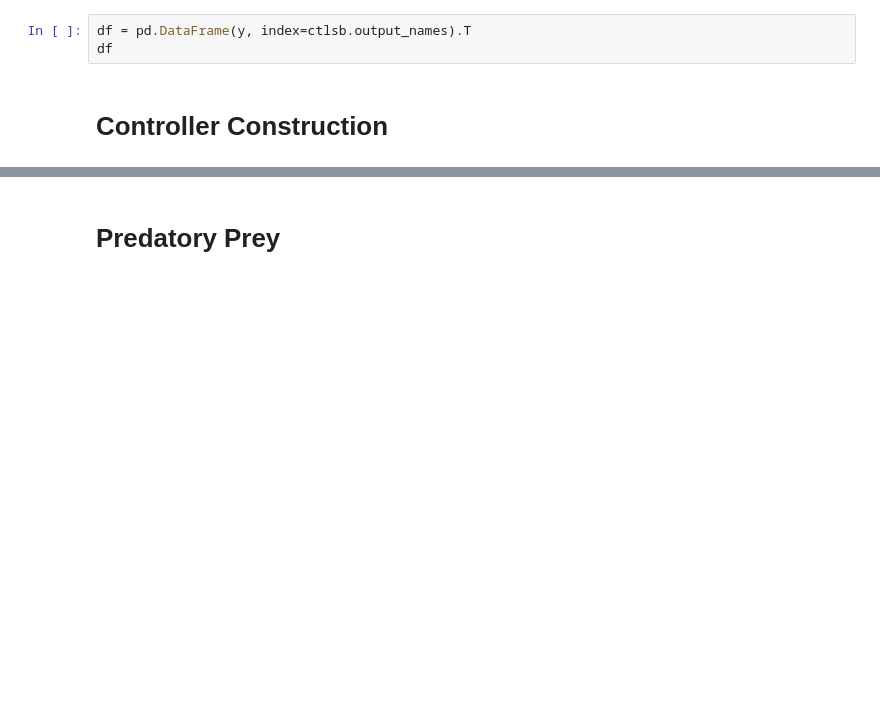
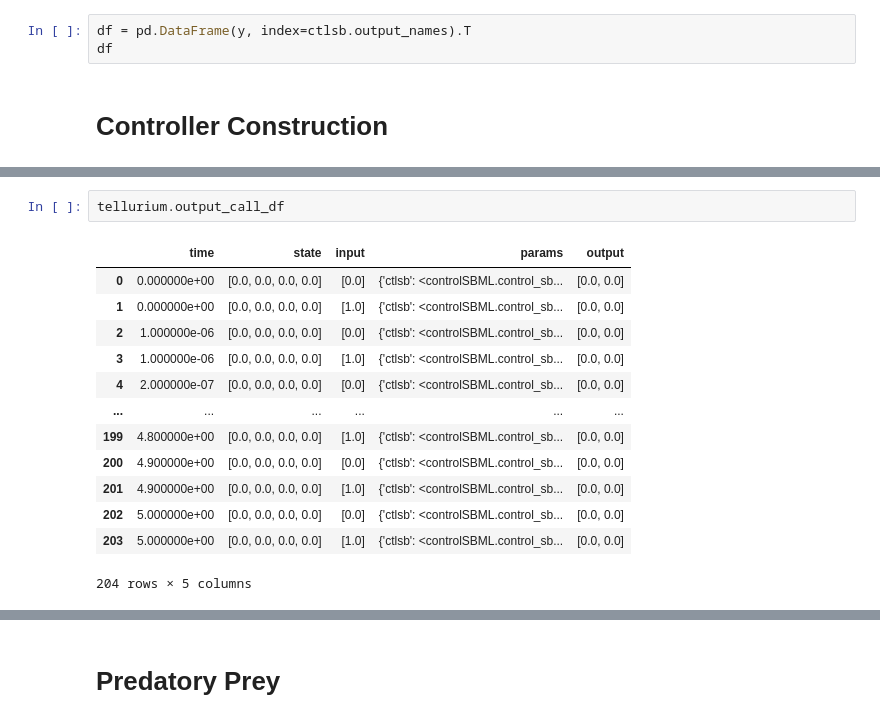
Before and after one commit to ModelEngineering/controlSBML, a Jupyter notebook: notebooks/Exploring-Feedback-Control-SBML.ipynb, the cells around one changed output, grey strips where cells are left out. Drawn from its saved outputs; the diff is of its cells as text; blank space fills up the shorter version.

```diff
--- a/notebooks/Exploring-Feedback-Control-SBML.ipynb
+++ b/notebooks/Exploring-Feedback-Control-SBML.ipynb
@@ -350 +488,17 @@ tellurium_closed = control.interconnect(
+# %%
+tellurium.output_call_df
+# %% [output]
+|  | time | state | input | params | output |
+| 0 | 0.000000e+00 | [0.0, 0.0, 0.0, 0.0] | [0.0] | {'ctlsb': <controlSBML.control_sb... | [0.0, 0.0] |
+| 1 | 0.000000e+00 | [0.0, 0.0, 0.0, 0.0] | [1.0] | {'ctlsb': <controlSBML.control_sb... | [0.0, 0.0] |
+| 2 | 1.000000e-06 | [0.0, 0.0, 0.0, 0.0] | [0.0] | {'ctlsb': <controlSBML.control_sb... | [0.0, 0.0] |
+| 3 | 1.000000e-06 | [0.0, 0.0, 0.0, 0.0] | [1.0] | {'ctlsb': <controlSBML.control_sb... | [0.0, 0.0] |
+| 4 | 2.000000e-07 | [0.0, 0.0, 0.0, 0.0] | [0.0] | {'ctlsb': <controlSBML.control_sb... | [0.0, 0.0] |
+| ... | ... | ... | ... | ... | ... |
+| 199 | 4.800000e+00 | [0.0, 0.0, 0.0, 0.0] | [1.0] | {'ctlsb': <controlSBML.control_sb... | [0.0, 0.0] |
+| 200 | 4.900000e+00 | [0.0, 0.0, 0.0, 0.0] | [0.0] | {'ctlsb': <controlSBML.control_sb... | [0.0, 0.0] |
+| 201 | 4.900000e+00 | [0.0, 0.0, 0.0, 0.0] | [1.0] | {'ctlsb': <controlSBML.control_sb... | [0.0, 0.0] |
+| 202 | 5.000000e+00 | [0.0, 0.0, 0.0, 0.0] | [0.0] | {'ctlsb': <controlSBML.control_sb... | [0.0, 0.0] |
+| 203 | 5.000000e+00 | [0.0, 0.0, 0.0, 0.0] | [1.0] | {'ctlsb': <controlSBML.control_sb... | [0.0, 0.0] |
+204 rows × 5 columns
 # %%
```
Also changed, not shown: parts of 23 cells of this notebook, 5 other files.
